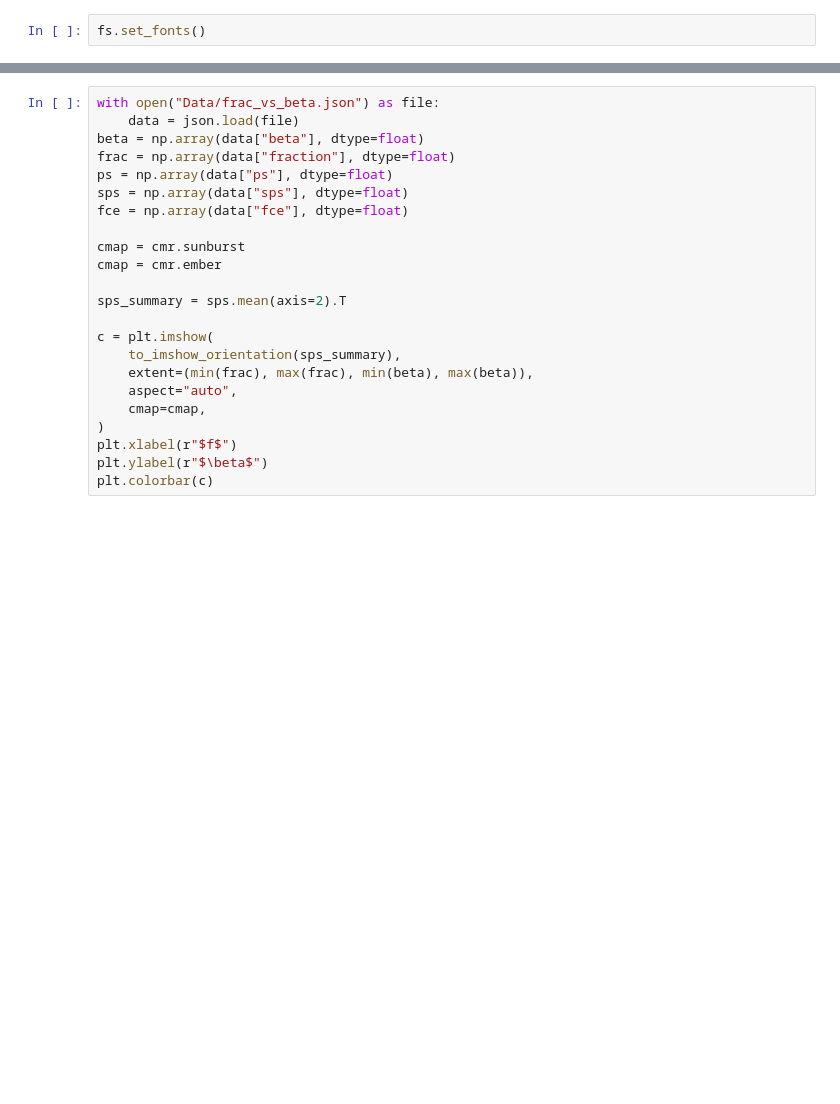
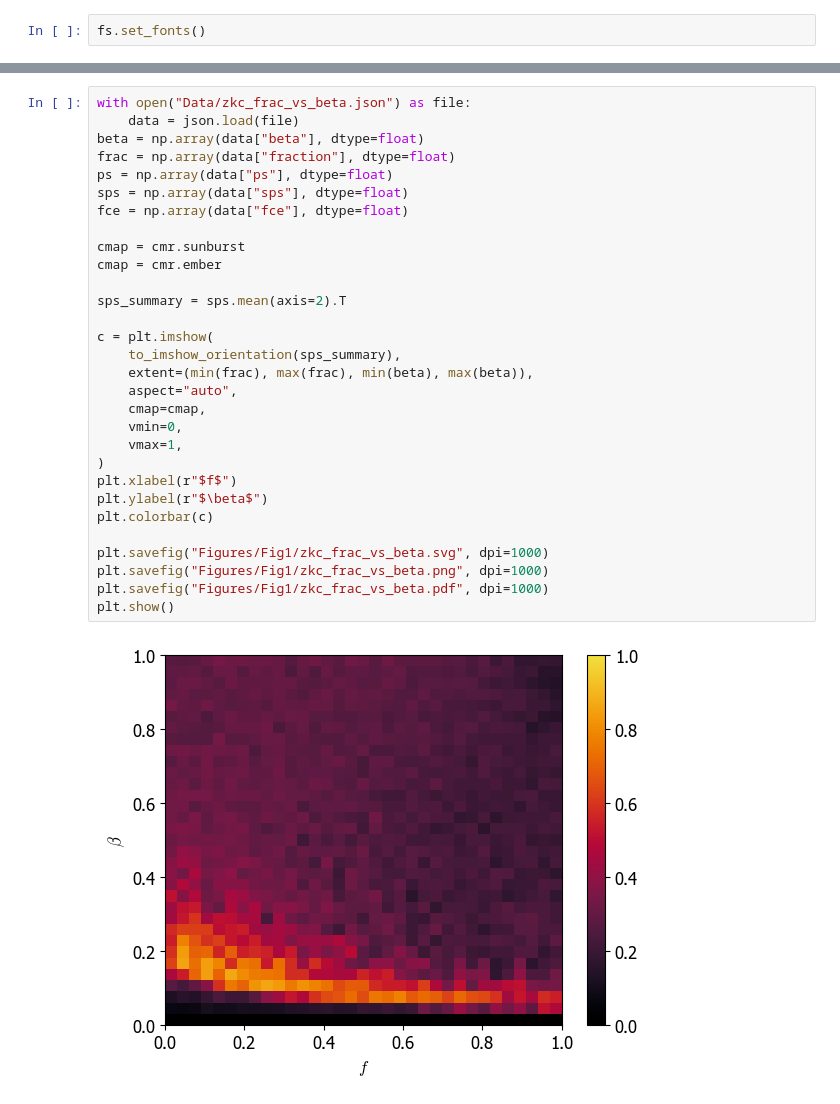
Before and after one commit to nwlandry/complex-network-reconstruction, a Jupyter notebook: plot_fig1.ipynb, the cells around one changed output, grey strips where cells are left out. Drawn from its saved outputs; the diff is of its cells as text; blank space fills up the shorter version.

```diff
--- a/plot_fig1.ipynb
+++ b/plot_fig1.ipynb
@@ -152,23 +185,32 @@ plt.show()
 # %%
-with open("Data/frac_vs_beta.json") as file:
+with open("Data/zkc_frac_vs_beta.json") as file:
     data = json.load(file)
 beta = np.array(data["beta"], dtype=float)
 frac = np.array(data["fraction"], dtype=float)
 ps = np.array(data["ps"], dtype=float)
 sps = np.array(data["sps"], dtype=float)
 fce = np.array(data["fce"], dtype=float)
 
 cmap = cmr.sunburst
 cmap = cmr.ember
 
 sps_summary = sps.mean(axis=2).T
 
 c = plt.imshow(
     to_imshow_orientation(sps_summary),
     extent=(min(frac), max(frac), min(beta), max(beta)),
     aspect="auto",
     cmap=cmap,
+    vmin=0,
+    vmax=1,
 )
 plt.xlabel(r"$f$")
 plt.ylabel(r"$\beta$")
 plt.colorbar(c)
+
+plt.savefig("Figures/Fig1/zkc_frac_vs_beta.svg", dpi=1000)
+plt.savefig("Figures/Fig1/zkc_frac_vs_beta.png", dpi=1000)
+plt.savefig("Figures/Fig1/zkc_frac_vs_beta.pdf", dpi=1000)
+plt.show()
+# %% [output]
+[figure, added]
```
Also changed, not shown: parts of 5 cells of this notebook, 27 other files.
